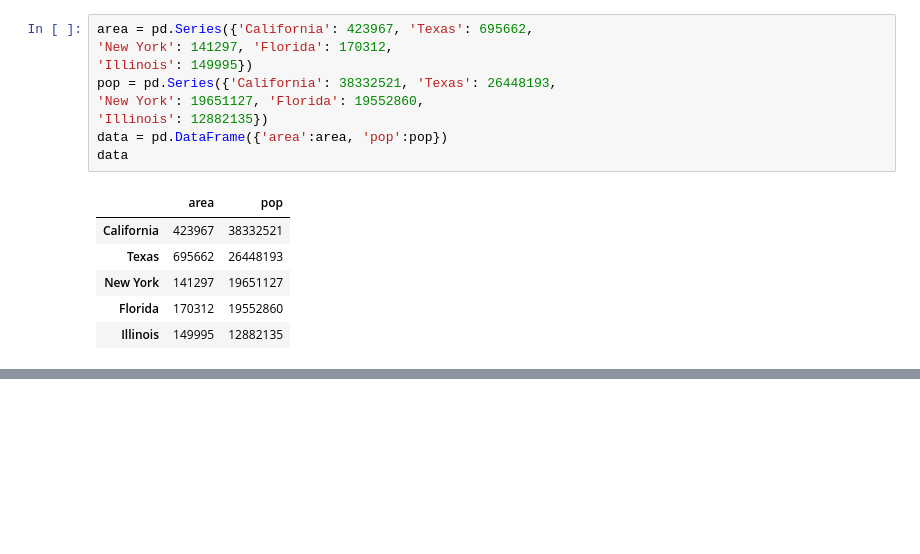
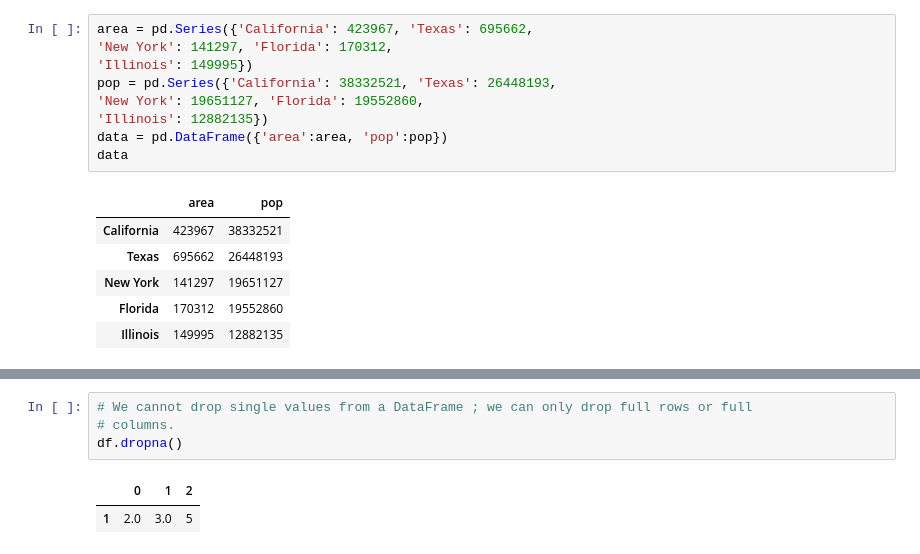
Before and after one commit to aliensmart/machine_learning, a Jupyter notebook: Pandas.ipynb, the cells around one changed output, grey strips where cells are left out. Drawn from its saved outputs; the diff is of its cells as text; blank space fills up the shorter version.

Commit message:
started working with missing values

```diff
--- a/Pandas.ipynb
+++ b/Pandas.ipynb
@@ -581,0 +639,7 @@ df.subtract(df['R'], axis=0)
+# %%
+# We cannot drop single values from a DataFrame ; we can only drop full rows or full
+# columns.
+df.dropna()
+# %% [output]
+|  | 0 | 1 | 2 |
+| 1 | 2.0 | 3.0 | 5 |
```
Also changed, not shown: parts of 69 cells of this notebook.
